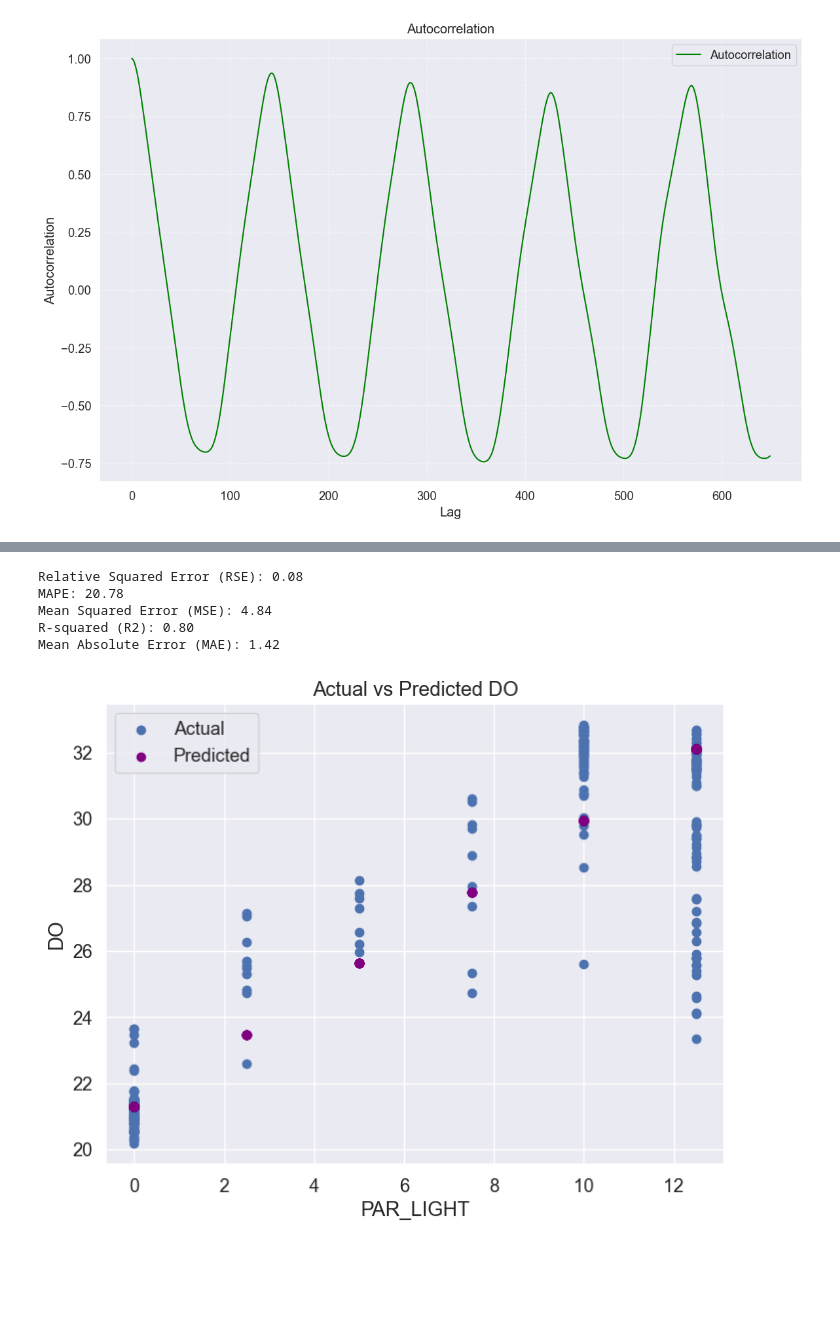
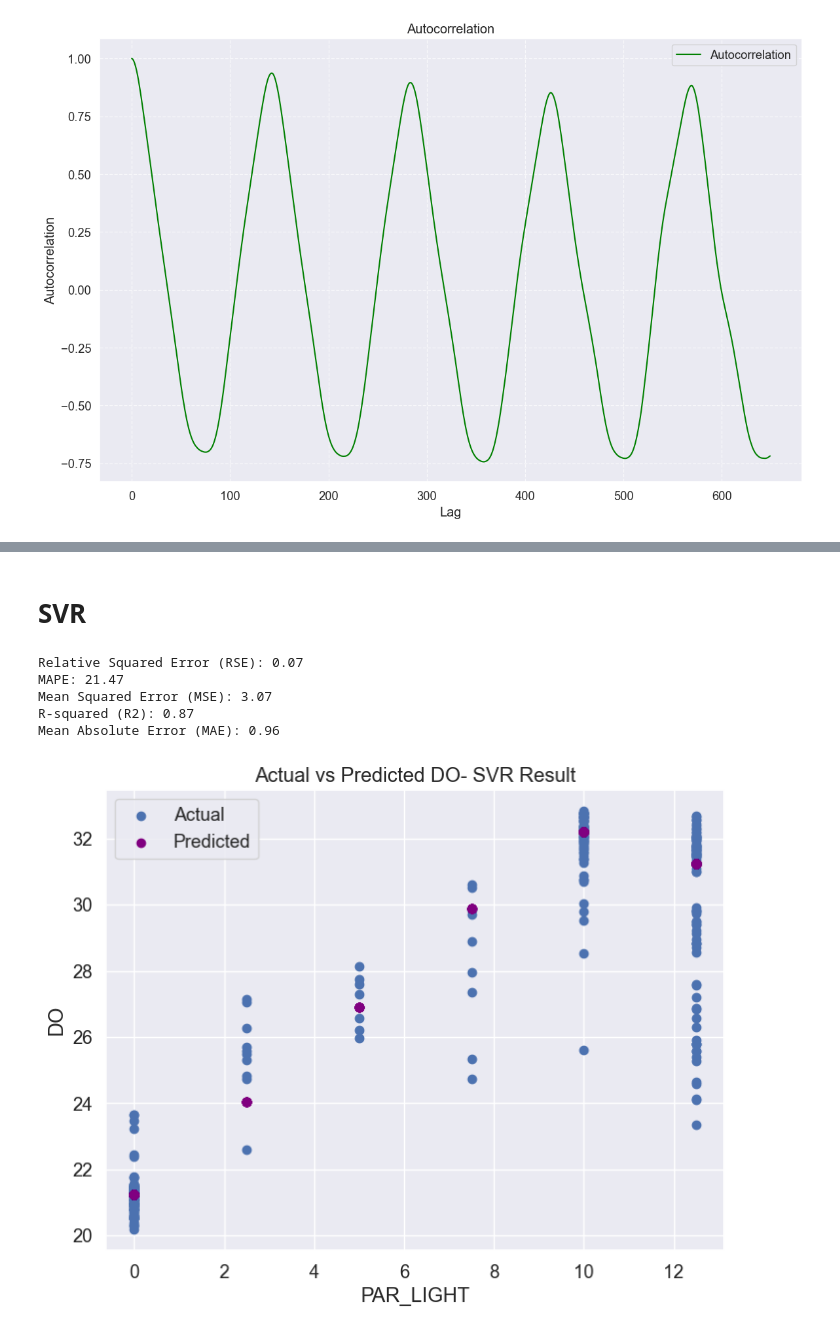
Before and after one commit to Boskabadi/PBR, a Jupyter notebook: PBR.ipynb, the cells around one changed output, grey strips where cells are left out. Cells and saved outputs as stored; diff of their text form; code cells hidden in the pictures; blank space fills up the shorter version.

Commit message:
Add files via upload
different algorithms to predict DO

```diff
--- a/PBR.ipynb
+++ b/PBR.ipynb
@@ -613,11 +910,14 @@ MAPE: 20.64
+# %% [markdown]
+# SVR
 # %%
-#SVR
 import numpy as np
 import pandas as pd
 import matplotlib.pyplot as plt
+import seaborn as sns
 from sklearn.model_selection import train_test_split
 from sklearn.svm import SVR
 from sklearn.metrics import mean_squared_error, r2_score, mean_absolute_error
+from scipy.stats import norm
 
 # Extract 'PAR_LIGHT' and 'DO' columns
 PAR_data = dftw['PAR_LIGHT']
@@ -631,41 +931,71 @@ y = DO_data.values.reshape(-1, 1)
 X_train, X_test, y_train, y_test = train_test_split(X, y, test_size=0.4, random_state=42)
 
 # Initialize the SVR model
-svr = SVR(kernel='linear')
+svr = SVR(kernel='rbf')
 
 # Train the model
 svr.fit(X_train, y_train.ravel())  # ravel() is used to flatten y_train
 
 # Predict on the test set
 predicted_DO_test = svr.predict(X_test)
 
 # Evaluate the model
 mse = mean_squared_error(y_test, predicted_DO_test)
 r2 = r2_score(y_test, predicted_DO_test)
 mae = mean_absolute_error(y_test, predicted_DO_test)
 rse = np.sqrt(mse) / np.mean(y_test)
 mape = np.mean(np.abs((y_test - predicted_DO_test) / y_test)) * 100
 
 # Print evaluation metrics
 print(f'Relative Squared Error (RSE): {rse:.2f}')
 print(f'MAPE: {mape:.2f}')
 print(f'Mean Squared Error (MSE): {mse:.2f}')
 print(f'R-squared (R2): {r2:.2f}')
 print(f'Mean Absolute Error (MAE): {mae:.2f}')
 
 # Plot actual vs predicted values on the test set
 plt.figure(figsize=(8, 6))
 plt.scatter(X_test, y_test, label='Actual')
 plt.scatter(X_test, predicted_DO_test, color='purple', label='Predicted')
 plt.xlabel('PAR_LIGHT')
 plt.ylabel('DO')
-plt.title('Actual vs Predicted DO')
+plt.title('Actual vs Predicted DO- SVR Result')
 plt.legend()
 plt.show()
+
+# Calculate prediction error
+error_svr = y_test.flatten() - predicted_DO_test.flatten()
+
+# Plotting the histogram with Gaussian fit
+plt.figure(figsize=(8, 6))
+sns.histplot(error_svr, bins=20, kde=True, color='purple', stat='density')
+
+# Calculate mean and standard deviation of the error
+mean_error_svr = np.mean(error_svr)
+std_error_svr = np.std(error_svr)
+
+# Generate values for Gaussian curve
+x = np.linspace(-10, 10, 100)
+pdf = norm.pdf(x, mean_error_svr, std_error_svr)  # Gaussian distribution
+
+# Plot Gaussian distribution curve
+plt.plot(x, pdf, 'b-', linewidth=2, label='Gaussian Distribution')
+
+# Annotate with mean and standard deviation
+plt.text(0.95, 0.85, f'Mean Error: {mean_error_svr:.2f}', fontsize=10, ha='right', transform=plt.gca().transAxes)
+plt.text(0.95, 0.80, f'Standard Deviation: {std_error_svr:.2f}', fontsize=10, ha='right', transform=plt.gca().transAxes)
+
+plt.xlim(-10, 10)  # Set x-axis limit from -10 to 10
+plt.title('SVR Prediction Error Histogram', fontsize=15)
+plt.xlabel('Prediction Error', fontsize=12)
+plt.ylabel('Density', fontsize=12)
+plt.grid(True)
+plt.legend(fontsize=10)
+plt.show()
 # %% [output]
-Relative Squared Error (RSE): 0.08
-MAPE: 20.78
-Mean Squared Error (MSE): 4.84
-R-squared (R2): 0.80
-Mean Absolute Error (MAE): 1.42
+Relative Squared Error (RSE): 0.07
+MAPE: 21.47
+Mean Squared Error (MSE): 3.07
+R-squared (R2): 0.87
+Mean Absolute Error (MAE): 0.96
-[figure, old version]
+[figure, new version]
```
Also changed, not shown: parts of 17 cells of this notebook.
